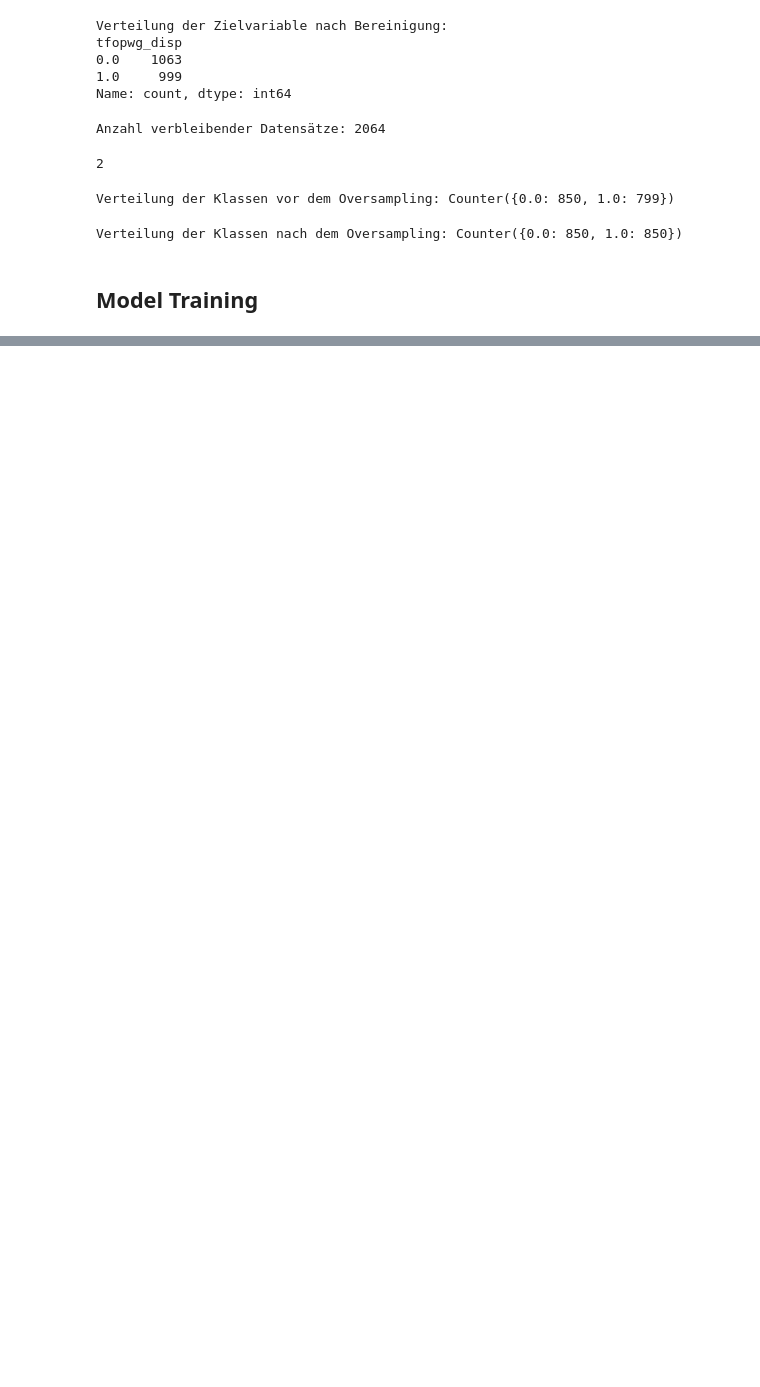
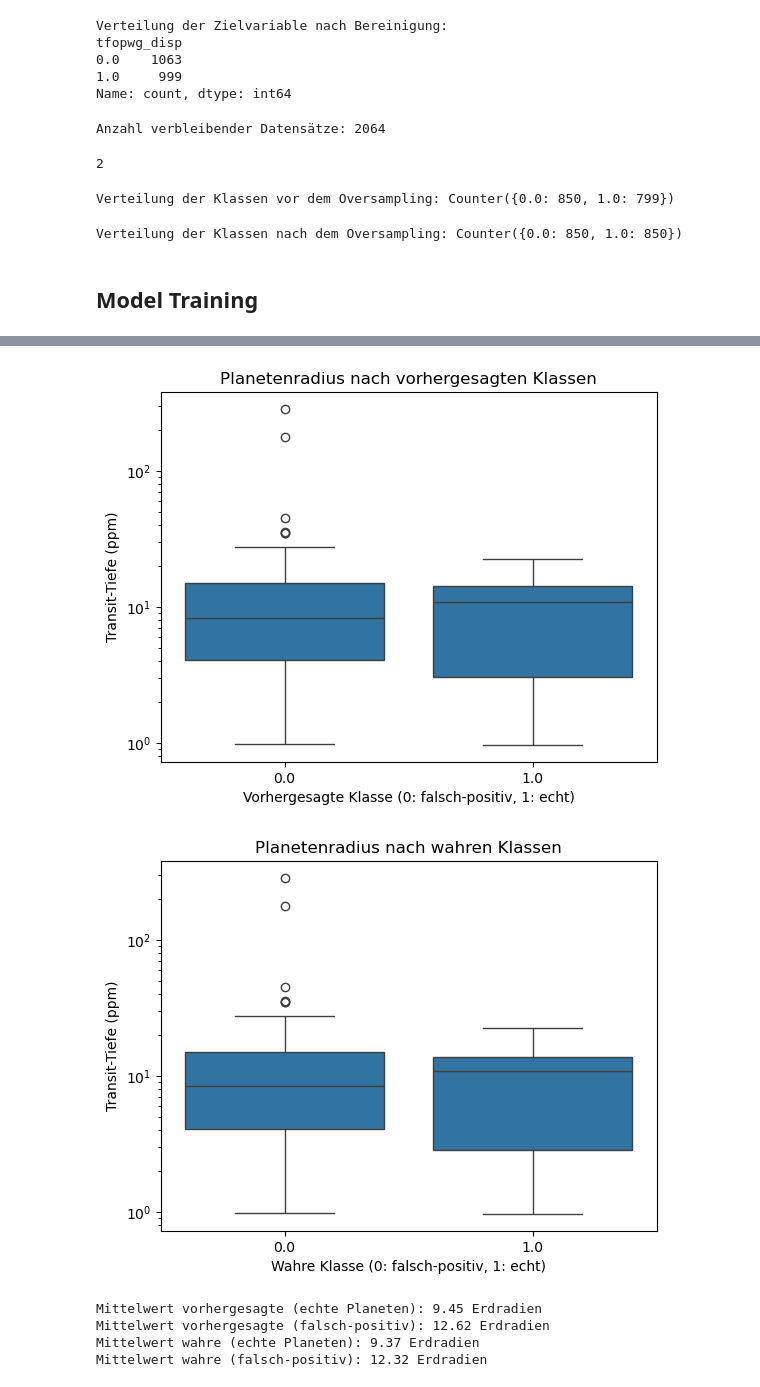
Before and after one commit to steve-shooty/nasa-exoplanet-data-work, a Jupyter notebook: tess_candidates.ipynb, the cells around one changed output, grey strips where cells are left out. Drawn from its saved outputs; the diff is of its cells as text; code cells hidden in the pictures; blank space fills up the shorter version.

```diff
--- a/tess_candidates.ipynb
+++ b/tess_candidates.ipynb
@@ -327,0 +552,32 @@ ModuleNotFoundError: No module named 'xgboost'
+# %%
+# Untersuchung der Verteilung der Planetenradien nach Klassen
+sns.boxplot(data=pred_data, x='predicted_class', y='pl_rade')
+plt.title('Planetenradius nach vorhergesagten Klassen')
+plt.xlabel('Vorhergesagte Klasse (0: falsch-positiv, 1: echt)')
+plt.ylabel('Transit-Tiefe (ppm)')
+plt.yscale('log')
+plt.show()
+
+sns.boxplot(data=Xy_test, x='true_class', y='pl_rade')
+plt.title('Planetenradius nach wahren Klassen')
+plt.xlabel('Wahre Klasse (0: falsch-positiv, 1: echt)')
+plt.ylabel('Transit-Tiefe (ppm)')
+plt.yscale('log')
+plt.show()
+
+# Statistische Analyse
+short_periods_pred = pred_data[pred_data['predicted_class'] == 1]['pl_rade']
+long_periods_pred = pred_data[pred_data['predicted_class'] == 0]['pl_rade']
+short_periods_true = Xy_test[Xy_test['true_class'] == 1]['pl_rade']
+long_periods_true = Xy_test[Xy_test['true_class'] == 0]['pl_rade']
+print(f"Mittelwert vorhergesagte (echte Planeten): {short_periods_pred.mean():.2f} Erdradien")
+print(f"Mittelwert vorhergesagte (falsch-positiv): {long_periods_pred.mean():.2f} Erdradien")
+print(f"Mittelwert wahre (echte Planeten): {short_periods_true.mean():.2f} Erdradien")
+print(f"Mittelwert wahre (falsch-positiv): {long_periods_true.mean():.2f} Erdradien")
+# %% [output]
+[figure, added]
+[figure, added]
+Mittelwert vorhergesagte (echte Planeten): 9.45 Erdradien
+Mittelwert vorhergesagte (falsch-positiv): 12.62 Erdradien
+Mittelwert wahre (echte Planeten): 9.37 Erdradien
+Mittelwert wahre (falsch-positiv): 12.32 Erdradien
```
Also changed, not shown: parts of 15 cells of this notebook.
